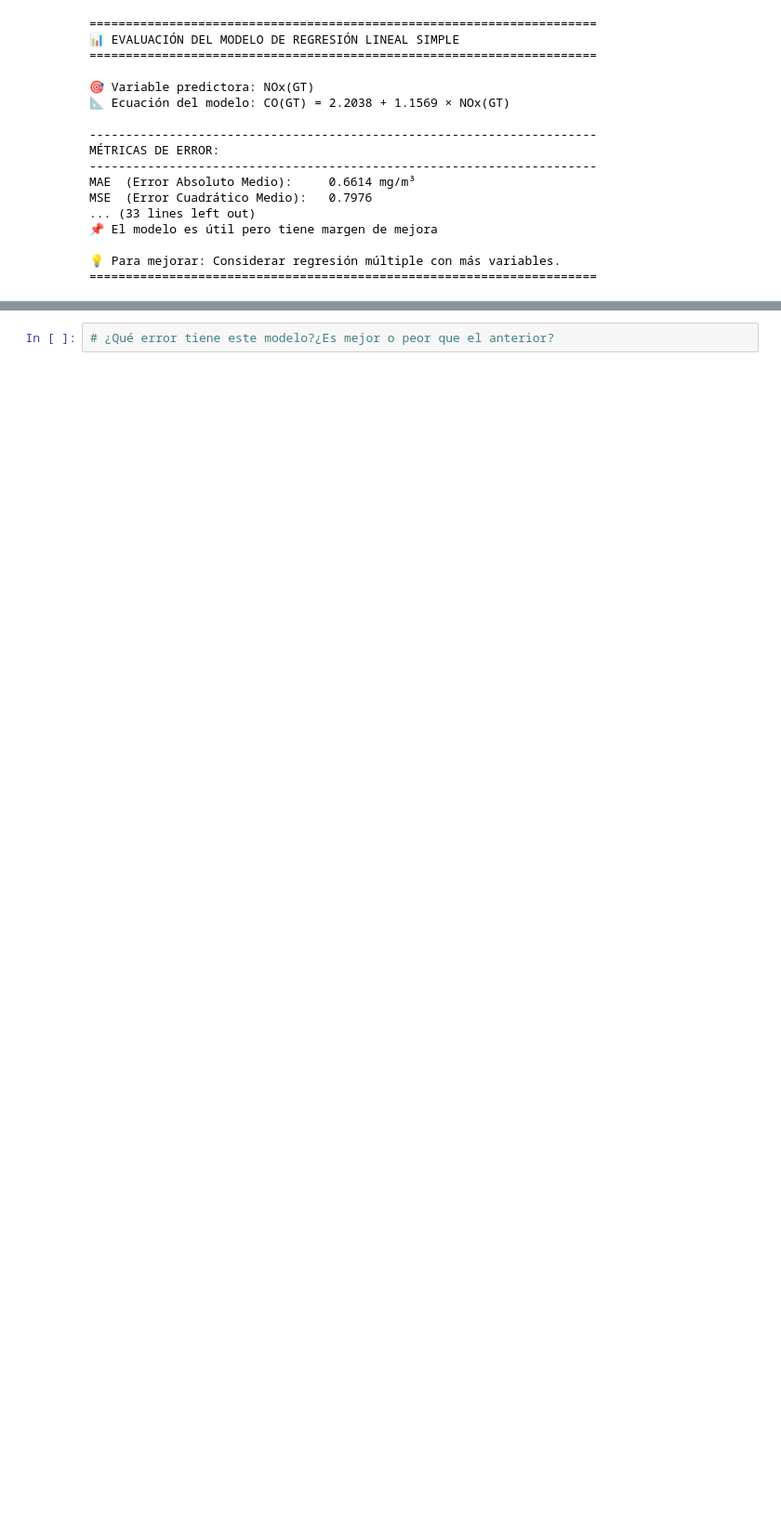
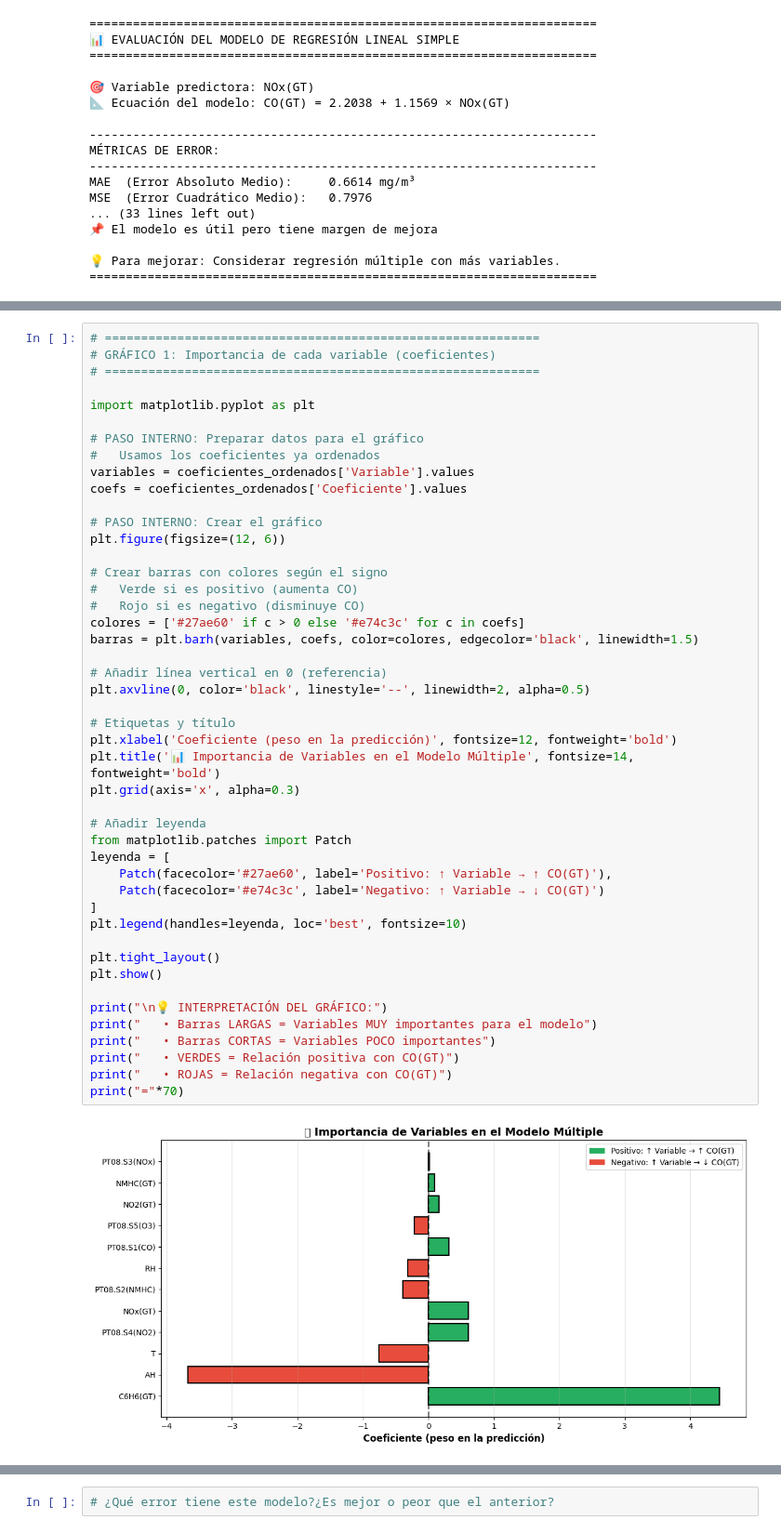
Before and after one commit to mysticBel/machine_learning_labs, a Jupyter notebook: parte2/lab_activ_1/Laboratorio_Actividad_1_publicar.ipynb, the cells around one changed output, grey strips where cells are left out. Shown at 93% size. Saved outputs shown, nothing was run; the diff lists cells and outputs as text; blank space fills up the shorter version.

```diff
--- a/parte2/lab_activ_1/Laboratorio_Actividad_1_publicar.ipynb
+++ b/parte2/lab_activ_1/Laboratorio_Actividad_1_publicar.ipynb
@@ -1444,0 +1709,48 @@ MSE  (Error Cuadrático Medio):   0.7976
+# %%
+# ============================================================
+# GRÁFICO 1: Importancia de cada variable (coeficientes)
+# ============================================================
+
+import matplotlib.pyplot as plt
+
+# PASO INTERNO: Preparar datos para el gráfico
+#   Usamos los coeficientes ya ordenados
+variables = coeficientes_ordenados['Variable'].values
+coefs = coeficientes_ordenados['Coeficiente'].values
+
+# PASO INTERNO: Crear el gráfico
+plt.figure(figsize=(12, 6))
+
+# Crear barras con colores según el signo
+#   Verde si es positivo (aumenta CO)
+#   Rojo si es negativo (disminuye CO)
+colores = ['#27ae60' if c > 0 else '#e74c3c' for c in coefs]
+barras = plt.barh(variables, coefs, color=colores, edgecolor='black', linewidth=1.5)
+
+# Añadir línea vertical en 0 (referencia)
+plt.axvline(0, color='black', linestyle='--', linewidth=2, alpha=0.5)
+
+# Etiquetas y título
+plt.xlabel('Coeficiente (peso en la predicción)', fontsize=12, fontweight='bold')
+plt.title('📊 Importancia de Variables en el Modelo Múltiple', fontsize=14, fontweight='bold')
+plt.grid(axis='x', alpha=0.3)
+
+# Añadir leyenda
+from matplotlib.patches import Patch
+leyenda = [
+    Patch(facecolor='#27ae60', label='Positivo: ↑ Variable → ↑ CO(GT)'),
+    Patch(facecolor='#e74c3c', label='Negativo: ↑ Variable → ↓ CO(GT)')
+]
+plt.legend(handles=leyenda, loc='best', fontsize=10)
+
+plt.tight_layout()
+plt.show()
+
+print("\n💡 INTERPRETACIÓN DEL GRÁFICO:")
+print("   • Barras LARGAS = Variables MUY importantes para el modelo")
+print("   • Barras CORTAS = Variables POCO importantes")
+print("   • VERDES = Relación positiva con CO(GT)")
+print("   • ROJAS = Relación negativa con CO(GT)")
+print("="*70)
+# %% [output]
+[figure, added]
```
Also changed, not shown: parts of 20 cells of this notebook.
